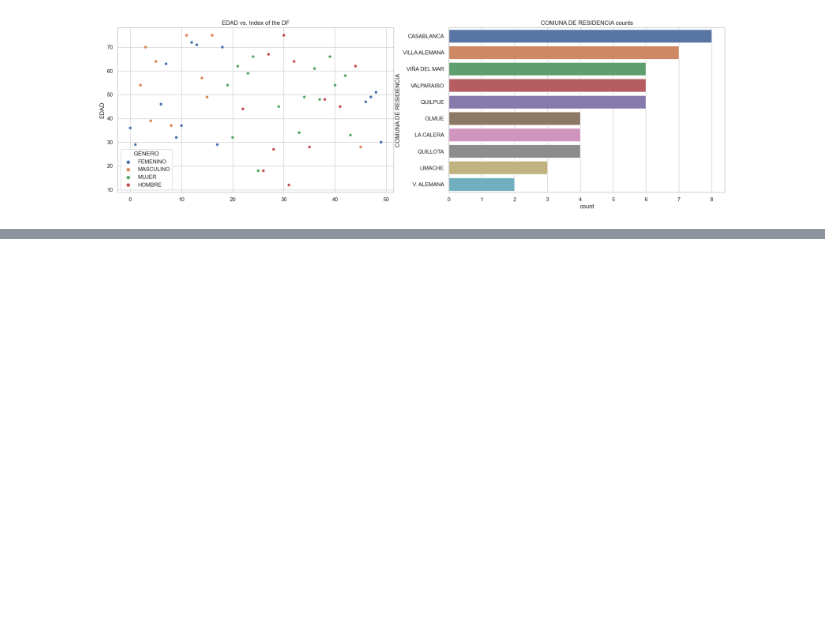
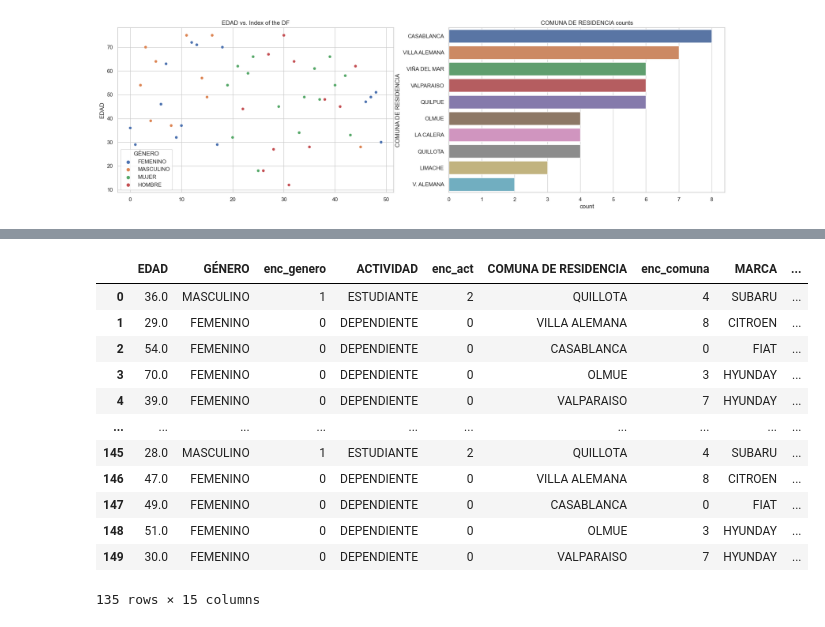
Before and after one commit to ElKroko/tareasBI, a Jupyter notebook: tarea1_.ipynb, the cells around one changed output, grey strips where cells are left out. Saved outputs shown, nothing was run; the diff lists cells and outputs as text; code cells hidden in the pictures; blank space fills up the shorter version.

Commit message:
Con tratamiento de nan y outliers

```diff
--- a/tarea1_.ipynb
+++ b/tarea1_.ipynb
@@ -180,0 +139,53 @@ show_df_info(df_set_3)
+# %%
+def remove_outliers(df):
+    column_number = df.select_dtypes(include=[np.number])
+
+    Q1 = column_number.quantile(0.25)
+    Q3 = column_number.quantile(0.75)
+    IQR = Q3 - Q1
+
+    return df[~((column_number < (Q1 - 1.5 * IQR)) | (column_number > (Q3 + 1.5 * IQR))).any(axis=1)]
+
+def clean_nan(df):
+    # Clean nan values from columns of the df
+    df = df.dropna(axis=0, how='any', subset=None, inplace=False)
+    return df
+
+def clean_and_join_datasets(df_list):
+    # unimos los datasets en 1
+    df_concat = pd.concat(df_list, axis=0, ignore_index=True)
+
+    df_concat = clean_nan(df_concat)
+
+    # unificamos en un solo genero
+    df_concat['GÉNERO'] = df_concat['GÉNERO'].replace({'HOMBRE': 'MASCULINO', 'MUJER': 'FEMENINO'})
+
+    # removemos filas que tienen outliers
+    df_final = remove_outliers(df_concat)
+
+
+    return df_final
+
+df_list = [df_set_1, df_set_2, df_set_3]
+
+df_final = clean_and_join_datasets(df_list)
+df_final = transf_datos(df_final)
+display(df_final)
+
+# Convert df_final to xlsx
+
+df_final.to_excel("df_final.xlsx")
+# %% [output]
+|  | EDAD | GÉNERO | enc_genero | ACTIVIDAD | enc_act | COMUNA DE RESIDENCIA | enc_comuna | MARCA | ... |
+| 0 | 36.0 | MASCULINO | 1 | ESTUDIANTE | 2 | QUILLOTA | 4 | SUBARU | ... |
+| 1 | 29.0 | FEMENINO | 0 | DEPENDIENTE | 0 | VILLA ALEMANA | 8 | CITROEN | ... |
+| 2 | 54.0 | FEMENINO | 0 | DEPENDIENTE | 0 | CASABLANCA | 0 | FIAT | ... |
+| 3 | 70.0 | FEMENINO | 0 | DEPENDIENTE | 0 | OLMUE | 3 | HYUNDAY | ... |
+| 4 | 39.0 | FEMENINO | 0 | DEPENDIENTE | 0 | VALPARAISO | 7 | HYUNDAY | ... |
+| ... | ... | ... | ... | ... | ... | ... | ... | ... | ... |
+| 145 | 28.0 | MASCULINO | 1 | ESTUDIANTE | 2 | QUILLOTA | 4 | SUBARU | ... |
+| 146 | 47.0 | FEMENINO | 0 | DEPENDIENTE | 0 | VILLA ALEMANA | 8 | CITROEN | ... |
+| 147 | 49.0 | FEMENINO | 0 | DEPENDIENTE | 0 | CASABLANCA | 0 | FIAT | ... |
+| 148 | 51.0 | FEMENINO | 0 | DEPENDIENTE | 0 | OLMUE | 3 | HYUNDAY | ... |
+| 149 | 30.0 | FEMENINO | 0 | DEPENDIENTE | 0 | VALPARAISO | 7 | HYUNDAY | ... |
+135 rows × 15 columns
```
Also changed, not shown: parts of 5 cells of this notebook, 1 other file.
